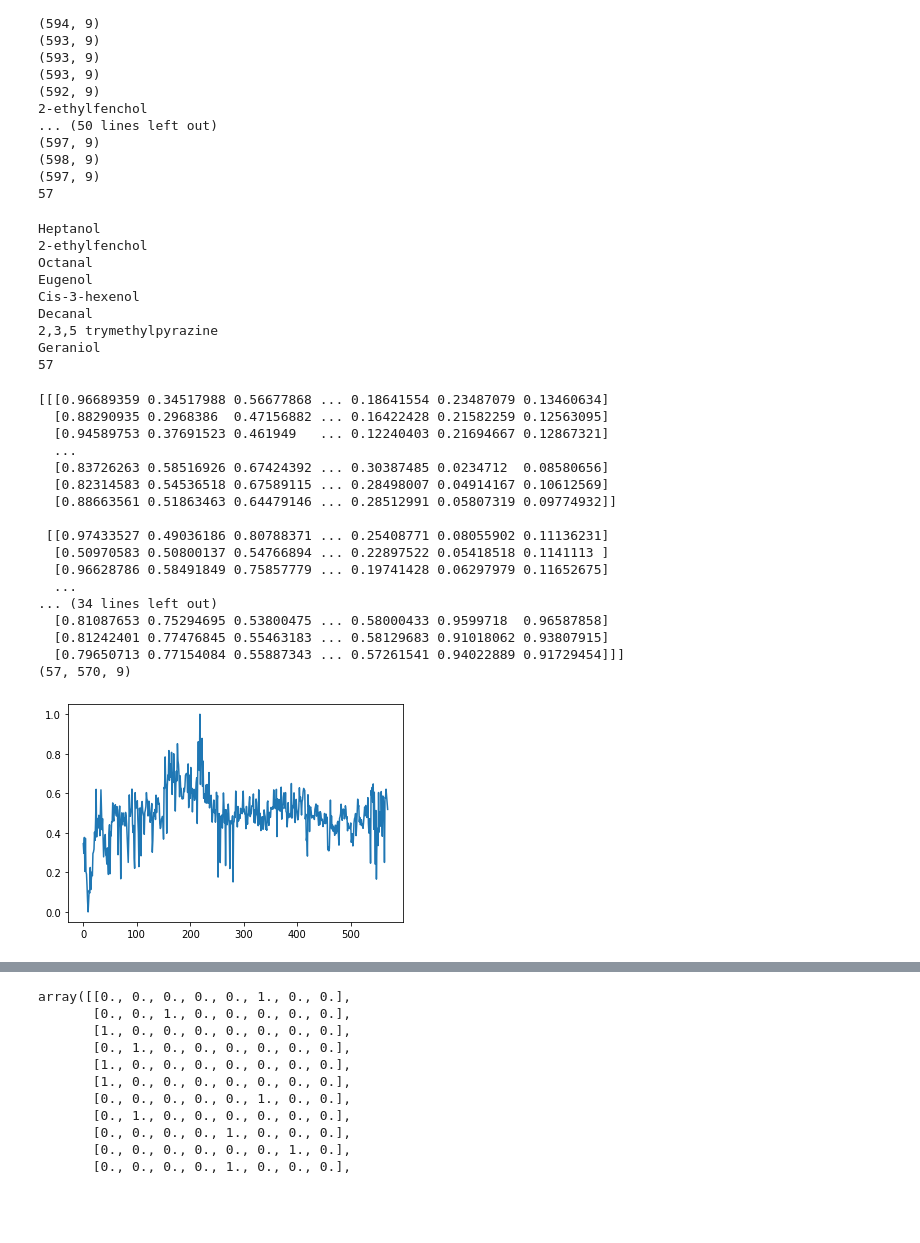
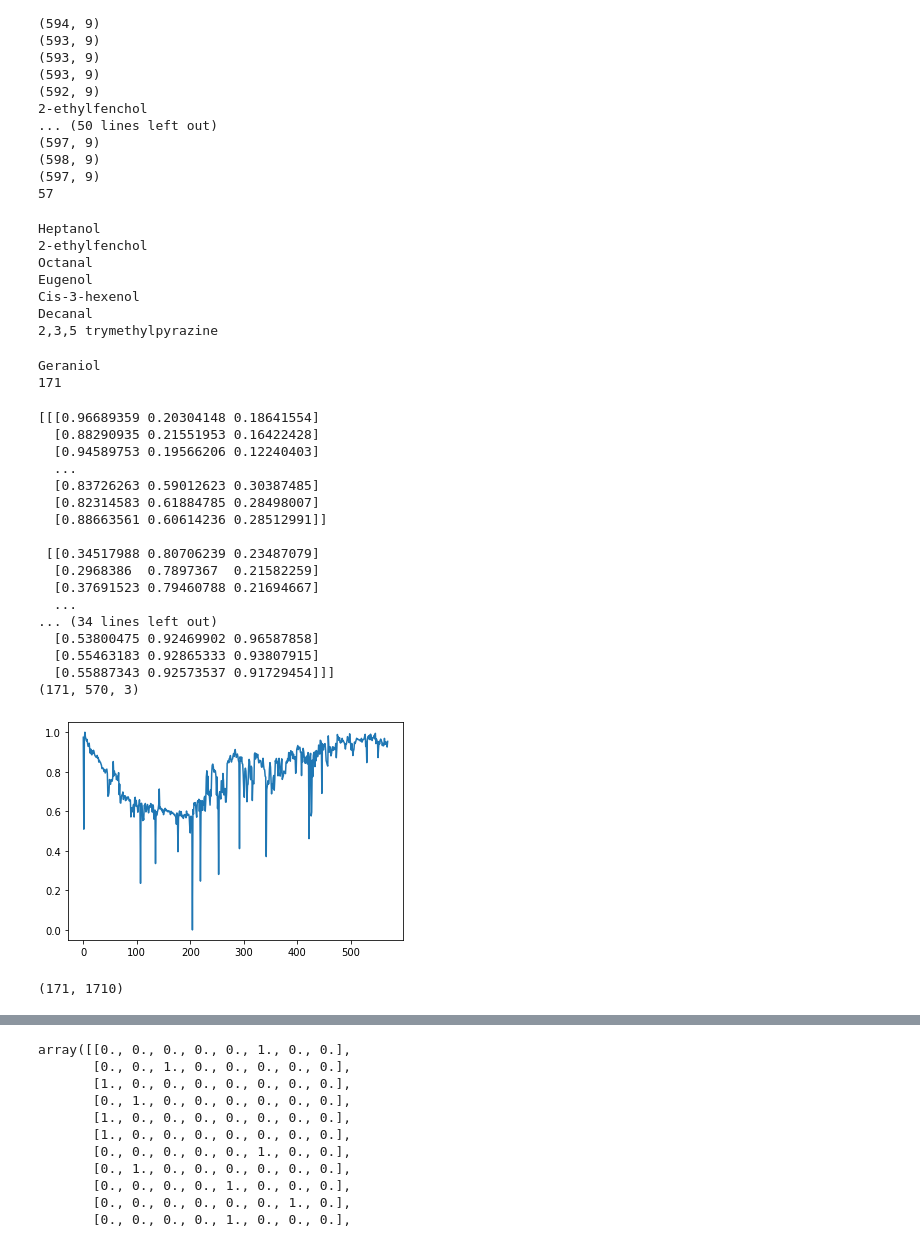
Before and after one commit to ChanyuMoon/smell_classification, a Jupyter notebook: Making Models _v2.ipynb, the cells around one changed output, grey strips where cells are left out. Drawn from its saved outputs; the diff is of its cells as text; code cells hidden in the pictures; blank space fills up the shorter version.

```diff
--- a/Making Models _v2.ipynb
+++ b/Making Models _v2.ipynb
@@ -64,20 +91,22 @@ Heptanol
 # %%
 min_max_scaler = preprocessing.MinMaxScaler()
 # except the trial num 0(First trial) since this one was the testing trial in the experiment.
-data = np.zeros((sum(trials)-8, 570, 9))
+data = np.zeros(((sum(trials)-8)*3, 570, 3))
 label = []
 
 count = 0
 for i in range(8):
     print(scents[i])
     for j in range(1, trials[i]):
-        label.append(i)
-        temp = df.loc[scents[i], j]
-        temp = temp.to_numpy()[:570]
-# let's try using only sensor num 1 in this case
-        temp = min_max_scaler.fit_transform(temp)
-        data[count] = temp
-        count += 1
+        for k in range(3):
+            label.append(i)
+            temp = df.loc[scents[i], j]
+            temp = temp.to_numpy()[:570]
+            temp = temp[:, (0+k, 3+k, 6+k)]
+#             print(temp.shape)
+            temp = min_max_scaler.fit_transform(temp)
+            data[count] = temp
+            count += 1
 print(count)
 # %% [output]
 Heptanol
@@ -87,38 +116,38 @@ Eugenol
 Cis-3-hexenol
 Decanal
 2,3,5 trymethylpyrazine
-Geraniol
-57
+Geraniol
+171
 # %%
 print(data)
 print(data.shape)
 # %% [output]
-[[[0.96689359 0.34517988 0.56677868 ... 0.18641554 0.23487079 0.13460634]
-  [0.88290935 0.2968386  0.47156882 ... 0.16422428 0.21582259 0.12563095]
-  [0.94589753 0.37691523 0.461949   ... 0.12240403 0.21694667 0.12867321]
+[[[0.96689359 0.20304148 0.18641554]
+  [0.88290935 0.21551953 0.16422428]
+  [0.94589753 0.19566206 0.12240403]
   ...
-  [0.83726263 0.58516926 0.67424392 ... 0.30387485 0.0234712  0.08580656]
-  [0.82314583 0.54536518 0.67589115 ... 0.28498007 0.04914167 0.10612569]
-  [0.88663561 0.51863463 0.64479146 ... 0.28512991 0.05807319 0.09774932]]
+  [0.83726263 0.59012623 0.30387485]
+  [0.82314583 0.61884785 0.28498007]
+  [0.88663561 0.60614236 0.28512991]]
 
- [[0.97433527 0.49036186 0.80788371 ... 0.25408771 0.08055902 0.11136231]
-  [0.50970583 0.50800137 0.54766894 ... 0.22897522 0.05418518 0.1141113 ]
-  [0.96628786 0.58491849 0.75857779 ... 0.19741428 0.06297979 0.11652675]
+ [[0.34517988 0.80706239 0.23487079]
+  [0.2968386  0.7897367  0.21582259]
+  [0.37691523 0.79460788 0.21694667]
   ...
 ... (34 lines left out)
-  [0.81087653 0.75294695 0.53800475 ... 0.58000433 0.9599718  0.96587858]
-  [0.81242401 0.77476845 0.55463183 ... 0.58129683 0.91018062 0.93807915]
-  [0.79650713 0.77154084 0.55887343 ... 0.57261541 0.94022889 0.91729454]]]
-(57, 570, 9)
+  [0.53800475 0.92469902 0.96587858]
+  [0.55463183 0.92865333 0.93807915]
+  [0.55887343 0.92573537 0.91729454]]]
+(171, 570, 3)
 # %%
-plt.plot(data[0,:,1])
+plt.plot(data[3,:,0])
 plt.show()
 # %% [output]
-[figure, old version]
+[figure, new version]
 # %%
-X = data.reshape(57, -1)
+X = data.reshape(57*3, -1)
 # print(X)
-# print(X.shape)
+print(X.shape)
 y = np.array(label)
 y = tf.keras.utils.to_categorical(y)
 # print(y)
@@ -134,3 +163,5 @@ X_train, X_test, y_train, y_test = train_test_split(X, y, test_size=0.2, random_
 # fig.set_size_inches((20,400))
 # for i in range(57):
 #     axes[i].plot(x_fft[i])
+# %% [output]
+(171, 1710)
```
Also changed, not shown: parts of 5 cells of this notebook.
